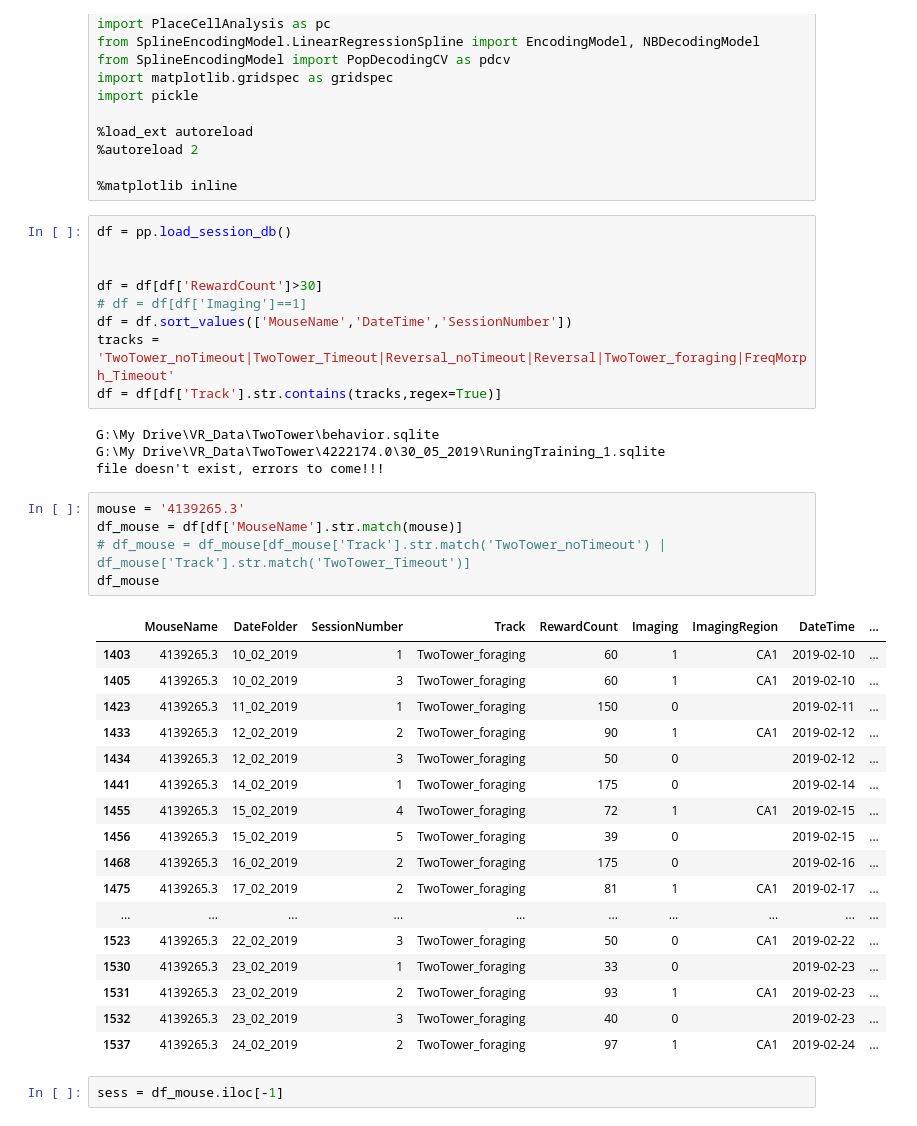
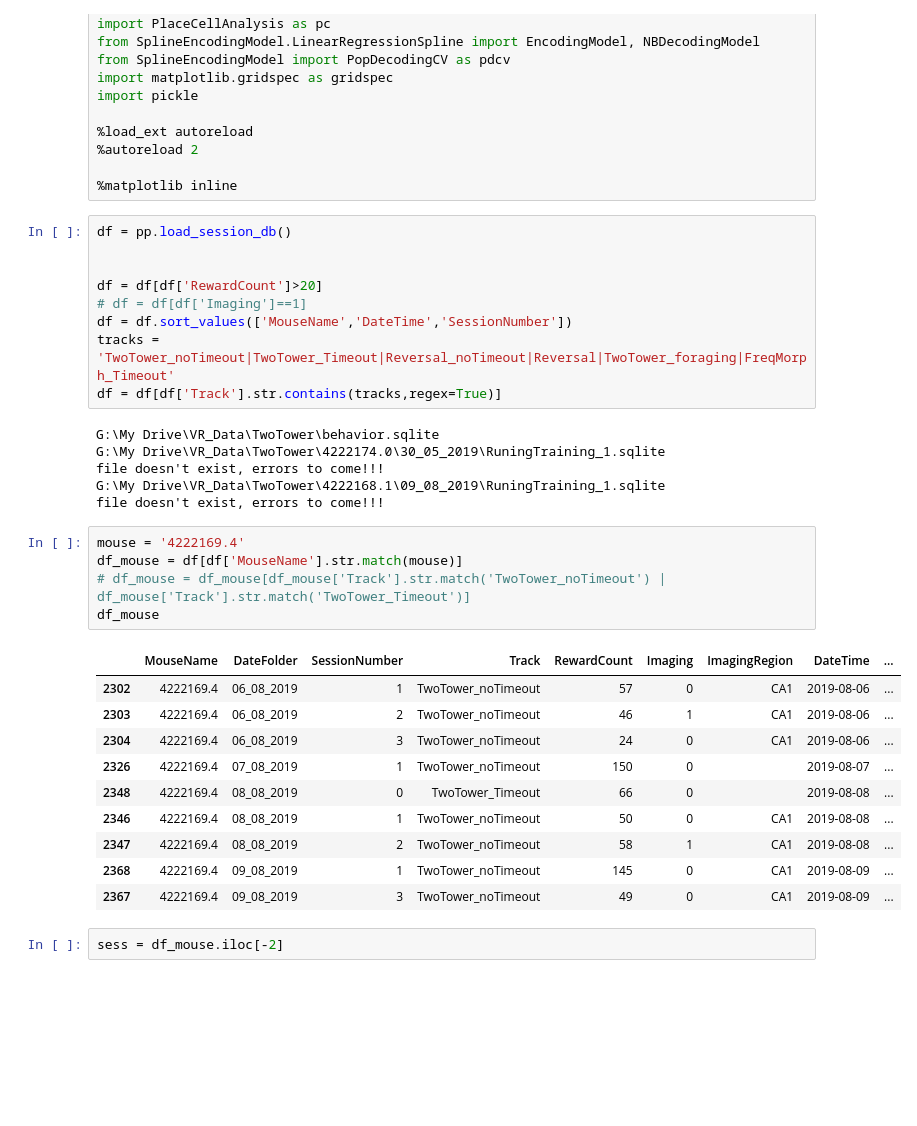
Before and after one commit to GiocomoLab/MightyMorphingPhotonRangers, a Jupyter notebook: SingleSessionBehaviorNB.ipynb, the cells around one changed output. Saved outputs shown, nothing was run; the diff lists cells and outputs as text; blank space fills up the shorter version.

```diff
--- a/SingleSessionBehaviorNB.ipynb
+++ b/SingleSessionBehaviorNB.ipynb
@@ -23,7 +23,7 @@ import pickle
 df = pp.load_session_db()
 
 
-df = df[df['RewardCount']>30]
+df = df[df['RewardCount']>20]
 # df = df[df['Imaging']==1]
 df = df.sort_values(['MouseName','DateTime','SessionNumber'])
 tracks = 'TwoTower_noTimeout|TwoTower_Timeout|Reversal_noTimeout|Reversal|TwoTower_foraging|FreqMorph_Timeout'
@@ -32,31 +32,26 @@ df = df[df['Track'].str.contains(tracks,regex=True)]
 G:\My Drive\VR_Data\TwoTower\behavior.sqlite
 G:\My Drive\VR_Data\TwoTower\4222174.0\30_05_2019\RuningTraining_1.sqlite
 file doesn't exist, errors to come!!!
+G:\My Drive\VR_Data\TwoTower\4222168.1\09_08_2019\RuningTraining_1.sqlite
+file doesn't exist, errors to come!!!
 # %%
-mouse = '4139265.3'
+mouse = '4222169.4'
 df_mouse = df[df['MouseName'].str.match(mouse)]
 # df_mouse = df_mouse[df_mouse['Track'].str.match('TwoTower_noTimeout') | df_mouse['Track'].str.match('TwoTower_Timeout')]
 df_mouse
 # %% [output]
 |  | MouseName | DateFolder | SessionNumber | Track | RewardCount | Imaging | ImagingRegion | DateTime | ... |
-| 1403 | 4139265.3 | 10_02_2019 | 1 | TwoTower_foraging | 60 | 1 | CA1 | 2019-02-10 | ... |
-| 1405 | 4139265.3 | 10_02_2019 | 3 | TwoTower_foraging | 60 | 1 | CA1 | 2019-02-10 | ... |
-| 1423 | 4139265.3 | 11_02_2019 | 1 | TwoTower_foraging | 150 | 0 |  | 2019-02-11 | ... |
-| 1433 | 4139265.3 | 12_02_2019 | 2 | TwoTower_foraging | 90 | 1 | CA1 | 2019-02-12 | ... |
-| 1434 | 4139265.3 | 12_02_2019 | 3 | TwoTower_foraging | 50 | 0 |  | 2019-02-12 | ... |
-| 1441 | 4139265.3 | 14_02_2019 | 1 | TwoTower_foraging | 175 | 0 |  | 2019-02-14 | ... |
-| 1455 | 4139265.3 | 15_02_2019 | 4 | TwoTower_foraging | 72 | 1 | CA1 | 2019-02-15 | ... |
-| 1456 | 4139265.3 | 15_02_2019 | 5 | TwoTower_foraging | 39 | 0 |  | 2019-02-15 | ... |
-| 1468 | 4139265.3 | 16_02_2019 | 2 | TwoTower_foraging | 175 | 0 |  | 2019-02-16 | ... |
-| 1475 | 4139265.3 | 17_02_2019 | 2 | TwoTower_foraging | 81 | 1 | CA1 | 2019-02-17 | ... |
-| ... | ... | ... | ... | ... | ... | ... | ... | ... | ... |
-| 1523 | 4139265.3 | 22_02_2019 | 3 | TwoTower_foraging | 50 | 0 | CA1 | 2019-02-22 | ... |
-| 1530 | 4139265.3 | 23_02_2019 | 1 | TwoTower_foraging | 33 | 0 |  | 2019-02-23 | ... |
-| 1531 | 4139265.3 | 23_02_2019 | 2 | TwoTower_foraging | 93 | 1 | CA1 | 2019-02-23 | ... |
-| 1532 | 4139265.3 | 23_02_2019 | 3 | TwoTower_foraging | 40 | 0 |  | 2019-02-23 | ... |
-| 1537 | 4139265.3 | 24_02_2019 | 2 | TwoTower_foraging | 97 | 1 | CA1 | 2019-02-24 | ... |
+| 2302 | 4222169.4 | 06_08_2019 | 1 | TwoTower_noTimeout | 57 | 0 | CA1 | 2019-08-06 | ... |
+| 2303 | 4222169.4 | 06_08_2019 | 2 | TwoTower_noTimeout | 46 | 1 | CA1 | 2019-08-06 | ... |
+| 2304 | 4222169.4 | 06_08_2019 | 3 | TwoTower_noTimeout | 24 | 0 | CA1 | 2019-08-06 | ... |
+| 2326 | 4222169.4 | 07_08_2019 | 1 | TwoTower_noTimeout | 150 | 0 |  | 2019-08-07 | ... |
+| 2348 | 4222169.4 | 08_08_2019 | 0 | TwoTower_Timeout | 66 | 0 |  | 2019-08-08 | ... |
+| 2346 | 4222169.4 | 08_08_2019 | 1 | TwoTower_noTimeout | 50 | 0 | CA1 | 2019-08-08 | ... |
+| 2347 | 4222169.4 | 08_08_2019 | 2 | TwoTower_noTimeout | 58 | 1 | CA1 | 2019-08-08 | ... |
+| 2368 | 4222169.4 | 09_08_2019 | 1 | TwoTower_noTimeout | 145 | 0 | CA1 | 2019-08-09 | ... |
+| 2367 | 4222169.4 | 09_08_2019 | 3 | TwoTower_noTimeout | 49 | 0 | CA1 | 2019-08-09 | ... |
 # %%
-sess = df_mouse.iloc[-1]
+sess = df_mouse.iloc[-2]
 # %%
 VRDat = pp.behavior_dataframe(sess['data file'])
 trial_info, tstart_inds, teleport_inds = u.by_trial_info(VRDat)
```
Also changed, not shown: parts of 1 cell of this notebook, 14 other files.
